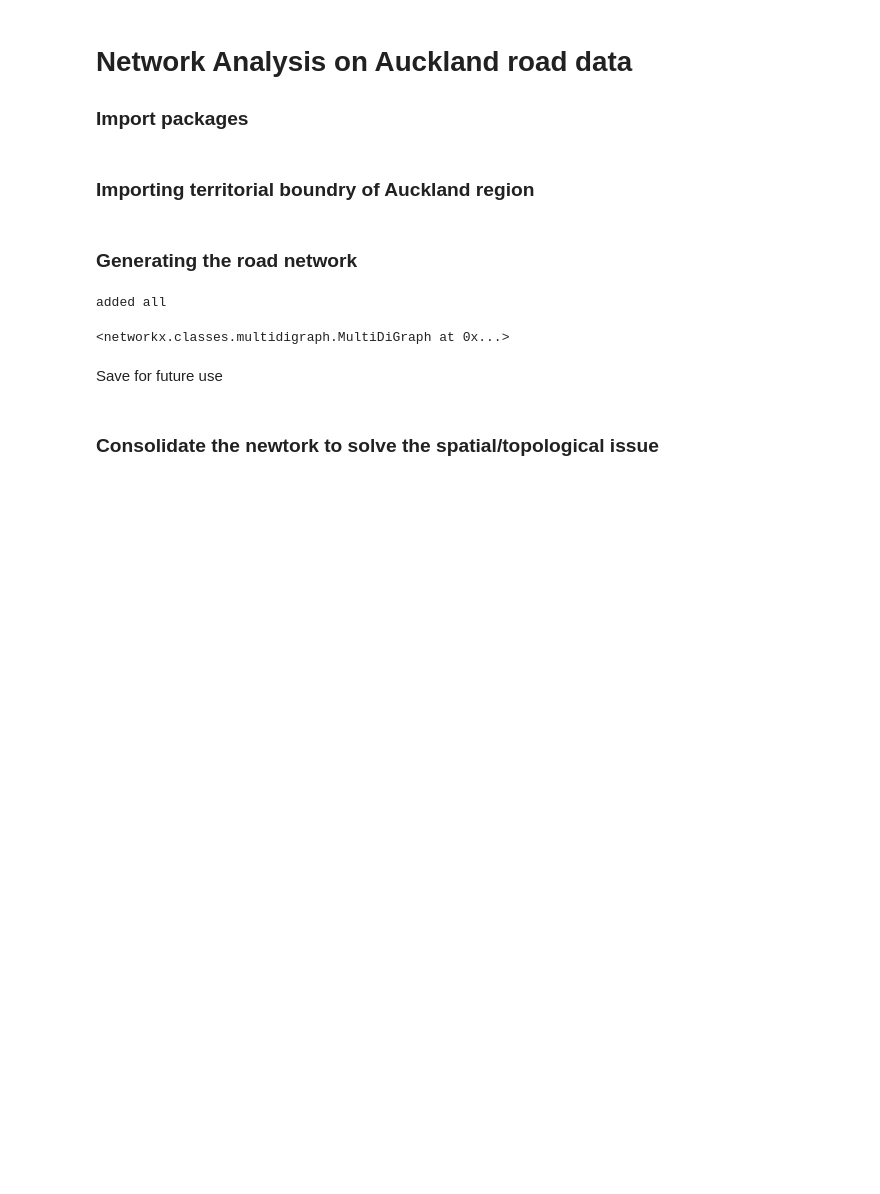
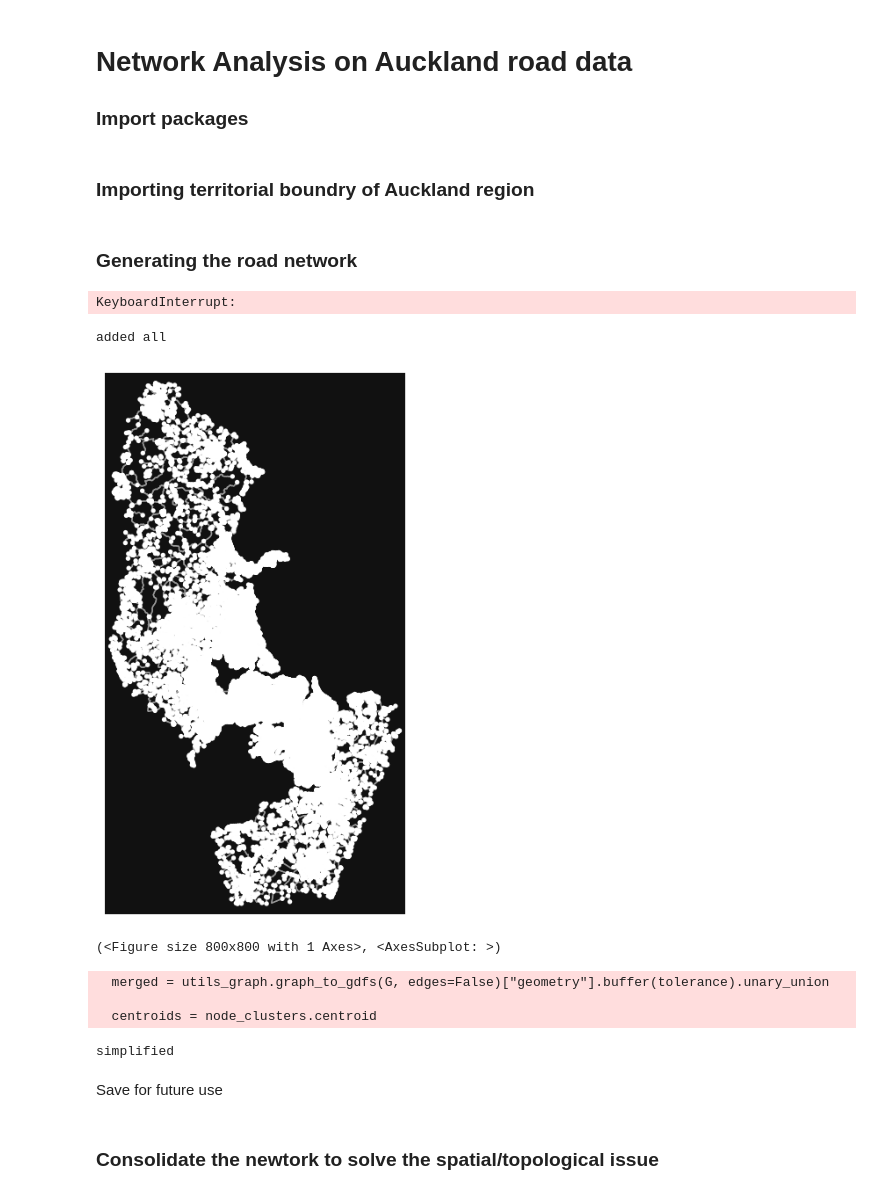
Before and after one commit to jankomag/uli-nz, a Jupyter notebook: network_generation.ipynb, the cells around one changed output. Saved outputs shown, nothing was run; the diff lists cells and outputs as text; code cells hidden in the pictures; blank space fills up the shorter version.

```diff
--- a/network_generation.ipynb
+++ b/network_generation.ipynb
@@ -24,7 +24,9 @@ polygon = auckland.iloc[0]['geometry']
 # %% [markdown]
 ### Generating the road network
 # %%
-G = ox.graph.graph_from_polygon(polygon, network_type="bike", simplify = True)
+Gwalk = ox.graph.graph_from_polygon(polygon, network_type="walk", simplify = True)
+# %% [output]
+KeyboardInterrupt:
 # %%
 # Add speed and travel time
 G = ox.add_edge_speeds(G)
@@ -32,7 +34,3 @@ G = ox.add_edge_travel_times(G)
 print("added all")
 # %% [output]
 added all
-# %%
-G
-# %% [output]
-<networkx.classes.multidigraph.MultiDiGraph at 0x...>
@@ -39,3 +39,8 @@ G
+# %%
+ox.plot.plot_graph(G)
+# %% [output]
+[figure, added]
+(<Figure size 800x800 with 1 Axes>, <AxesSubplot: >)
 # %%
 ox.io.save_graph_geopackage(G, "data/network_analysis/full_auckland_network_bike.gpkg")
 # %%
@@ -43,6 +48,11 @@ ox.io.save_graph_geopackage(G, "data/network_analysis/full_auckland_network_bike
 G_consoli = ox.simplification.consolidate_intersections(G, tolerance=15, dead_ends=False)
 print("simplified")
 ox.io.save_graph_geopackage(G_consoli, "data/network_analysis/full_auckland_network_bike_consoli.gpkg")
+# %% [output]
+  merged = utils_graph.graph_to_gdfs(G, edges=False)["geometry"].buffer(tolerance).unary_union
+
+  centroids = node_clusters.centroid
+simplified
 # %%
 G = ox.io.load_graphml("data/network_analysis/auckland_network_walk_unconsolidated.graphml")
 # %% [markdown]
```
Also changed, not shown: parts of 1 cell of this notebook.
